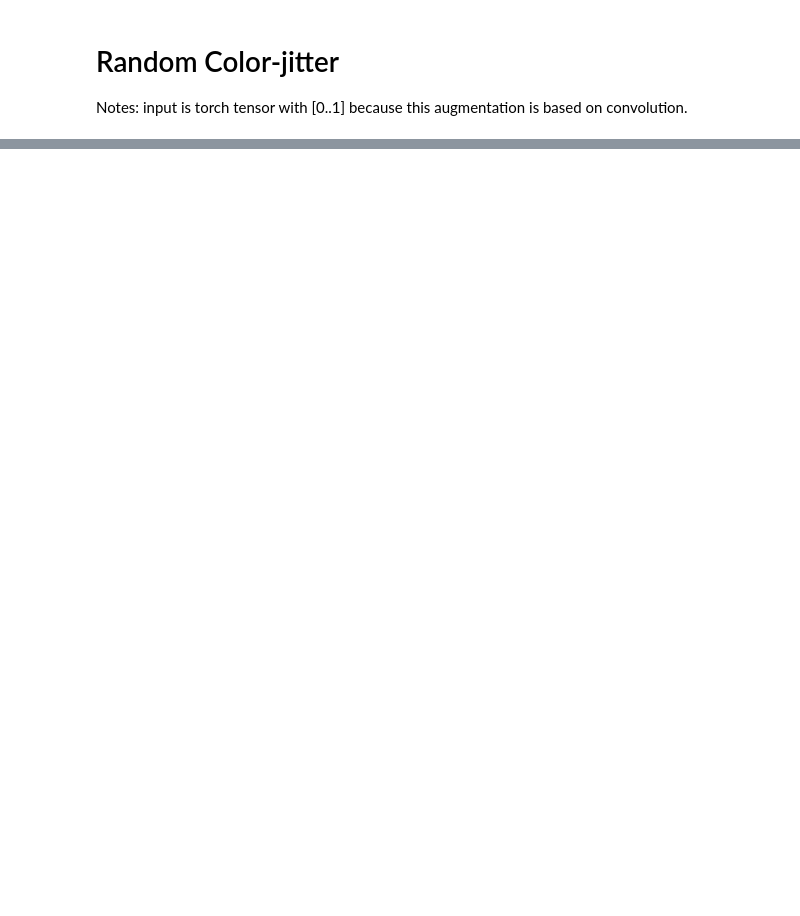
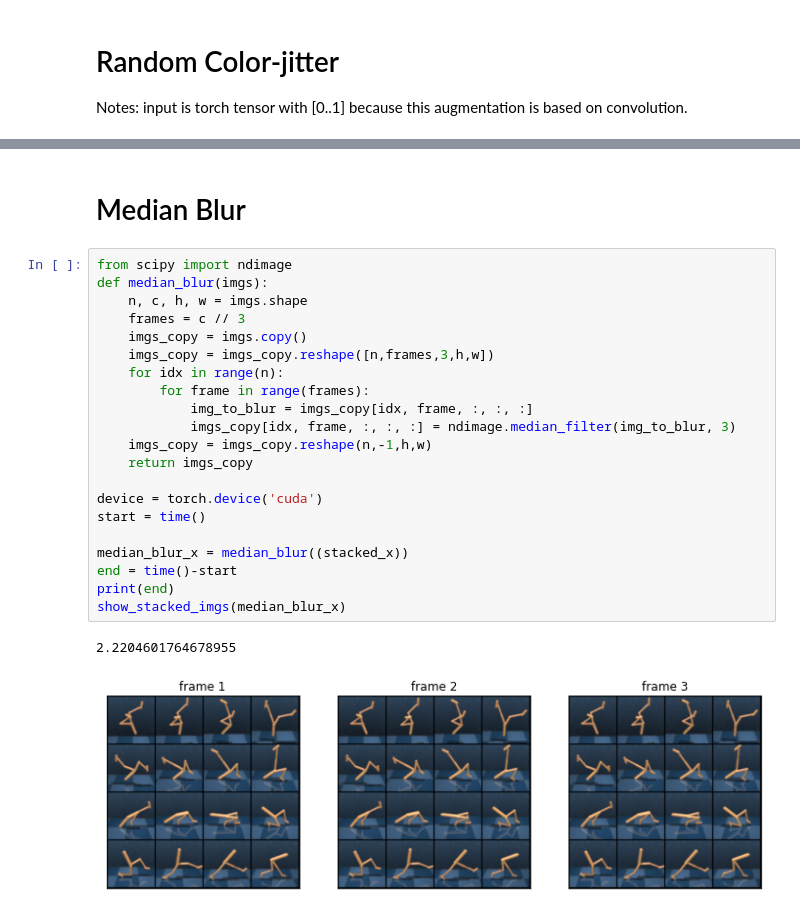
Before and after one commit to MishaLaskin/rad, a Jupyter notebook: Data Aug Visualization.ipynb, the cells around one changed output, grey strips where cells are left out. Saved outputs shown, nothing was run; the diff lists cells and outputs as text; blank space fills up the shorter version.

```diff
--- a/Data Aug Visualization.ipynb
+++ b/Data Aug Visualization.ipynb
@@ -416,0 +479,26 @@ GPU is 10.5X faster than CPU
+# %% [markdown]
+# Median Blur
+# %%
+from scipy import ndimage
+def median_blur(imgs):
+    n, c, h, w = imgs.shape
+    frames = c // 3
+    imgs_copy = imgs.copy()
+    imgs_copy = imgs_copy.reshape([n,frames,3,h,w])
+    for idx in range(n):
+        for frame in range(frames):
+            img_to_blur = imgs_copy[idx, frame, :, :, :]
+            imgs_copy[idx, frame, :, :, :] = ndimage.median_filter(img_to_blur, 3)
+    imgs_copy = imgs_copy.reshape(n,-1,h,w)
+    return imgs_copy
+
+device = torch.device('cuda')
+start = time()
+
+median_blur_x = median_blur((stacked_x))
+end = time()-start
+print(end)
+show_stacked_imgs(median_blur_x)
+# %% [output]
+2.2204601764678955
+[figure, added]
```
Also changed, not shown: parts of 15 cells of this notebook, 3 other files.
